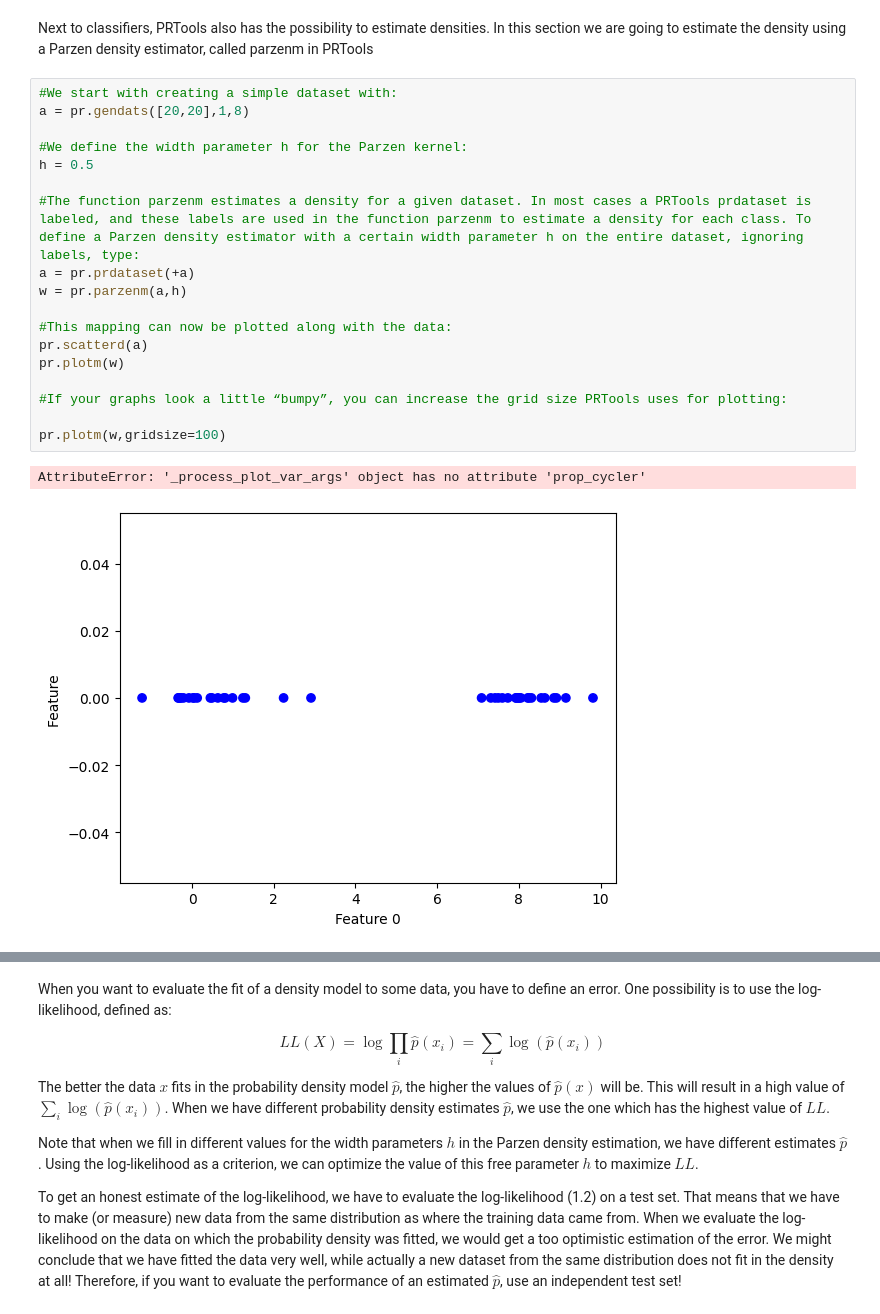
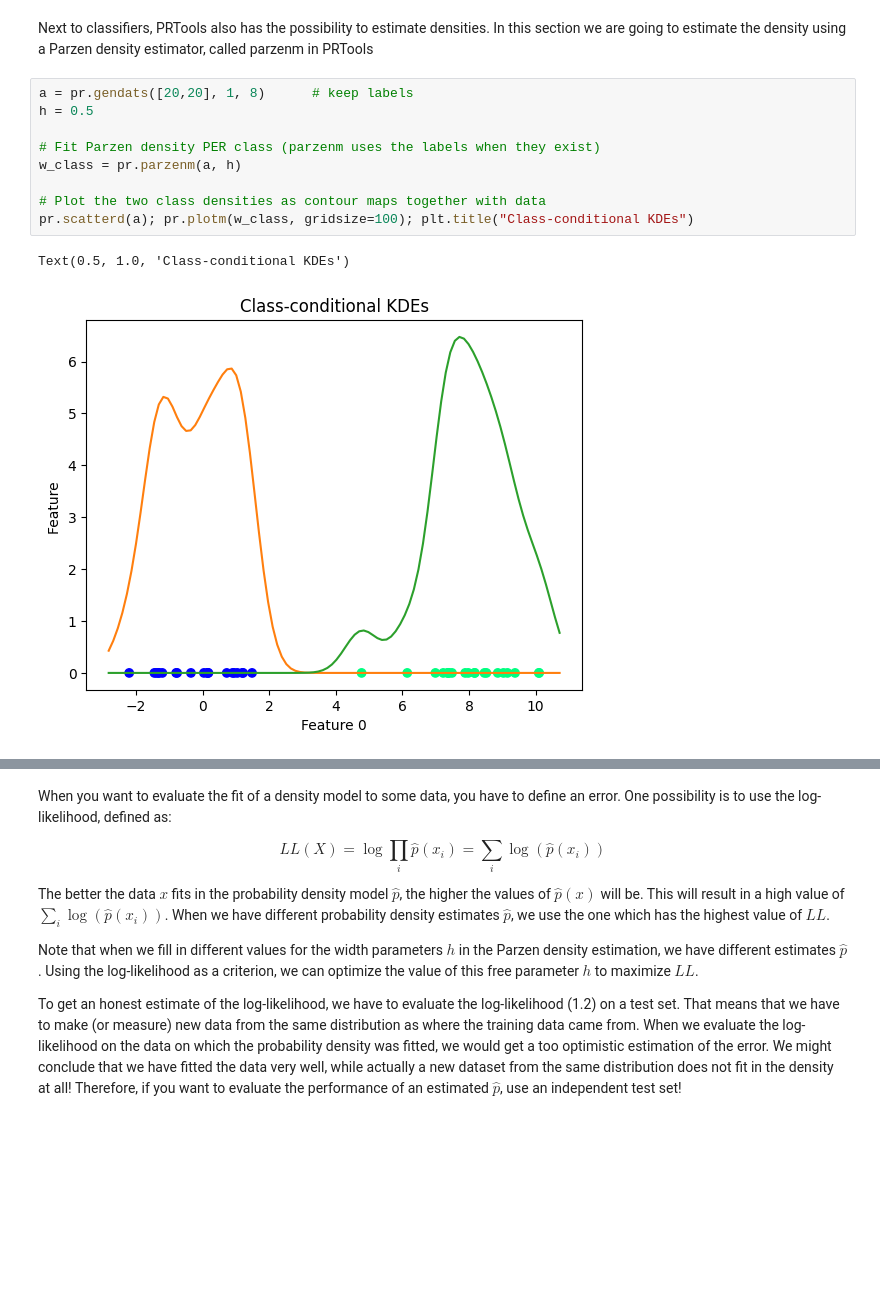
Before and after one commit to ioan-hedea/deepLearning4005, a Jupyter notebook: Assignment_1.ipynb, the cells around one changed output, grey strips where cells are left out. Saved outputs shown, nothing was run; the diff lists cells and outputs as text; blank space fills up the shorter version.

Commit message:
add the exercise 3 parzen classifier

```diff
--- a/Assignment_1.ipynb
+++ b/Assignment_1.ipynb
@@ -403,24 +403,15 @@ What happens when the number of points per class increases? What happens in the
 ## 4 - Density estimation using Parzen densities **(Coding)**
 # %% [markdown]
 Next to classifiers, PRTools also has the possibility to estimate densities. In this section we are going to estimate the density using a Parzen density estimator, called parzenm in PRTools
-# %%
-#We start with creating a simple dataset with:
-a = pr.gendats([20,20],1,8)
-
-#We define the width parameter h for the Parzen kernel:
-h = 0.5
-
-#The function parzenm estimates a density for a given dataset. In most cases a PRTools prdataset is labeled, and these labels are used in the function parzenm to estimate a density for each class. To define a Parzen density estimator with a certain width parameter h on the entire dataset, ignoring labels, type:
-a = pr.prdataset(+a)
-w = pr.parzenm(a,h)
-
-#This mapping can now be plotted along with the data:
-pr.scatterd(a)
-pr.plotm(w)
-
-#If your graphs look a little “bumpy”, you can increase the grid size PRTools uses for plotting:
-
-pr.plotm(w,gridsize=100)
-# %% [output]
-AttributeError: '_process_plot_var_args' object has no attribute 'prop_cycler'
-[figure, removed]
+# %%
+a = pr.gendats([20,20], 1, 8)      # keep labels
+h = 0.5
+
+# Fit Parzen density PER class (parzenm uses the labels when they exist)
+w_class = pr.parzenm(a, h)
+
+# Plot the two class densities as contour maps together with data
+pr.scatterd(a); pr.plotm(w_class, gridsize=100); plt.title("Class-conditional KDEs")
+# %% [output]
+Text(0.5, 1.0, 'Class-conditional KDEs')
+[figure, added]
```
Also changed, not shown: parts of 7 cells of this notebook.
